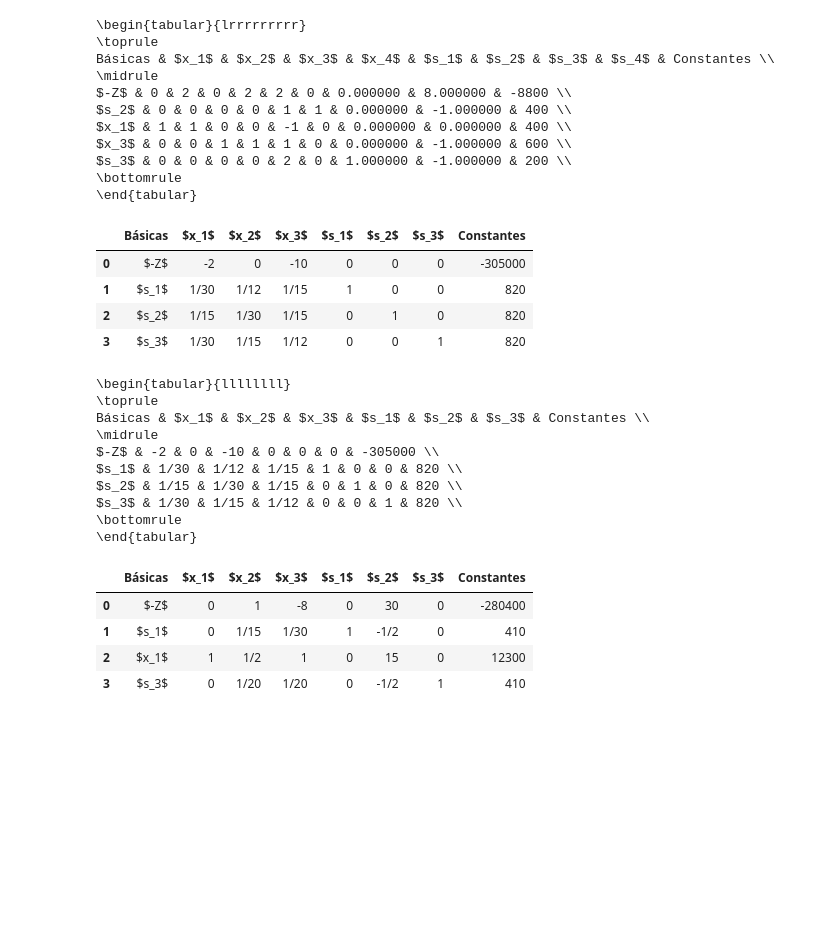
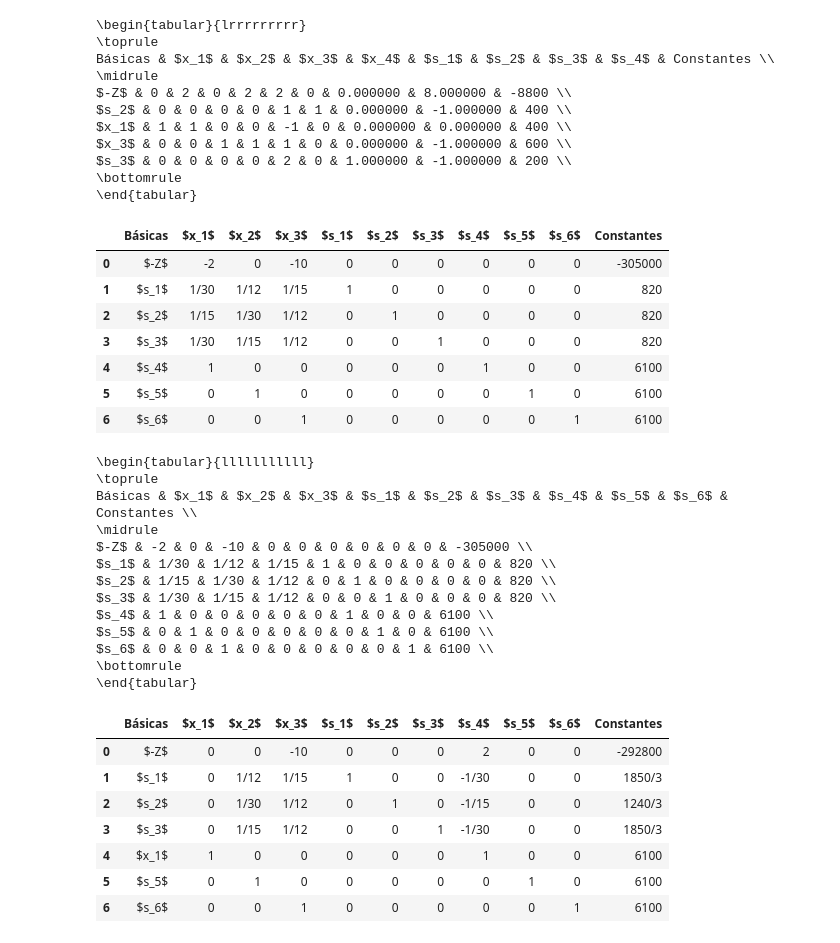
Before and after one commit to henriquempimenta/ProgLin, a Jupyter notebook: pgfs/main.ipynb, the cells around one changed output. Drawn from its saved outputs; the diff is of its cells as text; code cells hidden in the pictures; blank space fills up the shorter version.

```diff
--- a/pgfs/main.ipynb
+++ b/pgfs/main.ipynb
@@ -459,57 +459,71 @@ $s_3$ & 0 & 0 & 0 & 0 & 2 & 0 & 1.000000 & -1.000000 & 200 \\
 # %%
 import pandas as pd
 from fractions import Fraction
 
 tabela0 = pd.DataFrame({
-    "Básicas": ["$-Z$", "$s_1$", "$s_2$", "$s_3$"],
-    "$x_1$": [Fraction(-2), Fraction(1, 30), Fraction(1, 15), Fraction(1, 30)],
-    "$x_2$": [Fraction(0), Fraction(1, 12), Fraction(1, 30), Fraction(1, 15)],
-    "$x_3$": [Fraction(-10), Fraction(1, 15), Fraction(1, 15), Fraction(1, 12)],
-    "$s_1$": [Fraction(0), Fraction(1), Fraction(0), Fraction(0)],
-    "$s_2$": [Fraction(0), Fraction(0), Fraction(1), Fraction(0)],
-    "$s_3$": [Fraction(0), Fraction(0), Fraction(0), Fraction(1)],
-    "Constantes": [Fraction(-305000), Fraction(820), Fraction(820), Fraction(820)]
+    "Básicas": ["$-Z$", "$s_1$", "$s_2$", "$s_3$", "$s_4$", "$s_5$", "$s_6$"],
+    "$x_1$": [Fraction(-2), Fraction(1, 30), Fraction(1, 15), Fraction(1, 30), Fraction(1), Fraction(0), Fraction(0)],
+    "$x_2$": [Fraction(0), Fraction(1, 12), Fraction(1, 30), Fraction(1, 15), Fraction(0), Fraction(1), Fraction(0)],
+    "$x_3$": [Fraction(-10), Fraction(1, 15), Fraction(1, 12), Fraction(1, 12), Fraction(0), Fraction(0), Fraction(1)],
+    "$s_1$": [Fraction(0), Fraction(1), Fraction(0), Fraction(0), Fraction(0), Fraction(0), Fraction(0)],
+    "$s_2$": [Fraction(0), Fraction(0), Fraction(1), Fraction(0), Fraction(0), Fraction(0), Fraction(0)],
+    "$s_3$": [Fraction(0), Fraction(0), Fraction(0), Fraction(1), Fraction(0), Fraction(0), Fraction(0)],
+    "$s_4$": [Fraction(0), Fraction(0), Fraction(0), Fraction(0), Fraction(1), Fraction(0), Fraction(0)],
+    "$s_5$": [Fraction(0), Fraction(0), Fraction(0), Fraction(0), Fraction(0), Fraction(1), Fraction(0)],
+    "$s_6$": [Fraction(0), Fraction(0), Fraction(0), Fraction(0), Fraction(0), Fraction(0), Fraction(1)],
+    "Constantes": [Fraction(-305000), Fraction(820), Fraction(820), Fraction(820), Fraction(6100), Fraction(6100), Fraction(6100)]
 })
 
 tabela0
 # %% [output]
-|  | Básicas | $x_1$ | $x_2$ | $x_3$ | $s_1$ | $s_2$ | $s_3$ | Constantes |
-| 0 | $-Z$ | -2 | 0 | -10 | 0 | 0 | 0 | -305000 |
-| 1 | $s_1$ | 1/30 | 1/12 | 1/15 | 1 | 0 | 0 | 820 |
-| 2 | $s_2$ | 1/15 | 1/30 | 1/15 | 0 | 1 | 0 | 820 |
-| 3 | $s_3$ | 1/30 | 1/15 | 1/12 | 0 | 0 | 1 | 820 |
+|  | Básicas | $x_1$ | $x_2$ | $x_3$ | $s_1$ | $s_2$ | $s_3$ | $s_4$ | $s_5$ | $s_6$ | Constantes |
+| 0 | $-Z$ | -2 | 0 | -10 | 0 | 0 | 0 | 0 | 0 | 0 | -305000 |
+| 1 | $s_1$ | 1/30 | 1/12 | 1/15 | 1 | 0 | 0 | 0 | 0 | 0 | 820 |
+| 2 | $s_2$ | 1/15 | 1/30 | 1/12 | 0 | 1 | 0 | 0 | 0 | 0 | 820 |
+| 3 | $s_3$ | 1/30 | 1/15 | 1/12 | 0 | 0 | 1 | 0 | 0 | 0 | 820 |
+| 4 | $s_4$ | 1 | 0 | 0 | 0 | 0 | 0 | 1 | 0 | 0 | 6100 |
+| 5 | $s_5$ | 0 | 1 | 0 | 0 | 0 | 0 | 0 | 1 | 0 | 6100 |
+| 6 | $s_6$ | 0 | 0 | 1 | 0 | 0 | 0 | 0 | 0 | 1 | 6100 |
 # %%
 print(tabela0.to_latex(index=False))
 # %% [output]
-\begin{tabular}{llllllll}
+\begin{tabular}{lllllllllll}
 \toprule
-Básicas & $x_1$ & $x_2$ & $x_3$ & $s_1$ & $s_2$ & $s_3$ & Constantes \\
+Básicas & $x_1$ & $x_2$ & $x_3$ & $s_1$ & $s_2$ & $s_3$ & $s_4$ & $s_5$ & $s_6$ & Constantes \\
 \midrule
-$-Z$ & -2 & 0 & -10 & 0 & 0 & 0 & -305000 \\
-$s_1$ & 1/30 & 1/12 & 1/15 & 1 & 0 & 0 & 820 \\
-$s_2$ & 1/15 & 1/30 & 1/15 & 0 & 1 & 0 & 820 \\
-$s_3$ & 1/30 & 1/15 & 1/12 & 0 & 0 & 1 & 820 \\
+$-Z$ & -2 & 0 & -10 & 0 & 0 & 0 & 0 & 0 & 0 & -305000 \\
+$s_1$ & 1/30 & 1/12 & 1/15 & 1 & 0 & 0 & 0 & 0 & 0 & 820 \\
+$s_2$ & 1/15 & 1/30 & 1/12 & 0 & 1 & 0 & 0 & 0 & 0 & 820 \\
+$s_3$ & 1/30 & 1/15 & 1/12 & 0 & 0 & 1 & 0 & 0 & 0 & 820 \\
+$s_4$ & 1 & 0 & 0 & 0 & 0 & 0 & 1 & 0 & 0 & 6100 \\
+$s_5$ & 0 & 1 & 0 & 0 & 0 & 0 & 0 & 1 & 0 & 6100 \\
+$s_6$ & 0 & 0 & 1 & 0 & 0 & 0 & 0 & 0 & 1 & 6100 \\
 \bottomrule
 \end{tabular}
 # %%
 # Coluna 1 é coluna pivô
-# Linha 2 é linha pivô
+# Linha 4 é linha pivô
 tabela1 = tabela0.copy()
-tabela1.iloc[2, 1:] /= tabela1.iloc[2, 1]
-tabela1.iloc[0, 1:] -= tabela1.iloc[0, 1] * tabela1.iloc[2, 1:]
-tabela1.iloc[1, 1:] -= tabela1.iloc[1, 1] * tabela1.iloc[2, 1:]
-#tabela1.iloc[2, 1:] -= tabela1.iloc[2, 1] * tabela1.iloc[2, 1:]
-tabela1.iloc[3, 1:] -= tabela1.iloc[3, 1] * tabela1.iloc[2, 1:]
-
-tabela1.iloc[2, 0] = "$x_1$"
+tabela1.iloc[4, 1:] /= tabela1.iloc[4, 1]
+tabela1.iloc[0, 1:] -= tabela1.iloc[0, 1] * tabela1.iloc[4, 1:]
+tabela1.iloc[1, 1:] -= tabela1.iloc[1, 1] * tabela1.iloc[4, 1:]
+tabela1.iloc[2, 1:] -= tabela1.iloc[2, 1] * tabela1.iloc[4, 1:]
+tabela1.iloc[3, 1:] -= tabela1.iloc[3, 1] * tabela1.iloc[4, 1:]
+#tabela1.iloc[4, 1:] -= tabela1.iloc[4, 1] * tabela1.iloc[4, 1:]
+tabela1.iloc[5, 1:] -= tabela1.iloc[5, 1] * tabela1.iloc[4, 1:]
+tabela1.iloc[6, 1:] -= tabela1.iloc[6, 1] * tabela1.iloc[4, 1:]
+tabela1.iloc[4, 0] = "$x_1$"
 
 tabela1
 # %% [output]
-|  | Básicas | $x_1$ | $x_2$ | $x_3$ | $s_1$ | $s_2$ | $s_3$ | Constantes |
-| 0 | $-Z$ | 0 | 1 | -8 | 0 | 30 | 0 | -280400 |
-| 1 | $s_1$ | 0 | 1/15 | 1/30 | 1 | -1/2 | 0 | 410 |
-| 2 | $x_1$ | 1 | 1/2 | 1 | 0 | 15 | 0 | 12300 |
-| 3 | $s_3$ | 0 | 1/20 | 1/20 | 0 | -1/2 | 1 | 410 |
+|  | Básicas | $x_1$ | $x_2$ | $x_3$ | $s_1$ | $s_2$ | $s_3$ | $s_4$ | $s_5$ | $s_6$ | Constantes |
+| 0 | $-Z$ | 0 | 0 | -10 | 0 | 0 | 0 | 2 | 0 | 0 | -292800 |
+| 1 | $s_1$ | 0 | 1/12 | 1/15 | 1 | 0 | 0 | -1/30 | 0 | 0 | 1850/3 |
+| 2 | $s_2$ | 0 | 1/30 | 1/12 | 0 | 1 | 0 | -1/15 | 0 | 0 | 1240/3 |
+| 3 | $s_3$ | 0 | 1/15 | 1/12 | 0 | 0 | 1 | -1/30 | 0 | 0 | 1850/3 |
+| 4 | $x_1$ | 1 | 0 | 0 | 0 | 0 | 0 | 1 | 0 | 0 | 6100 |
+| 5 | $s_5$ | 0 | 1 | 0 | 0 | 0 | 0 | 0 | 1 | 0 | 6100 |
+| 6 | $s_6$ | 0 | 0 | 1 | 0 | 0 | 0 | 0 | 0 | 1 | 6100 |
 # %%
 print(tabela1.to_latex(index=False))
 # %% [output]
```
Also changed, not shown: parts of 5 cells of this notebook, 1 other file.
